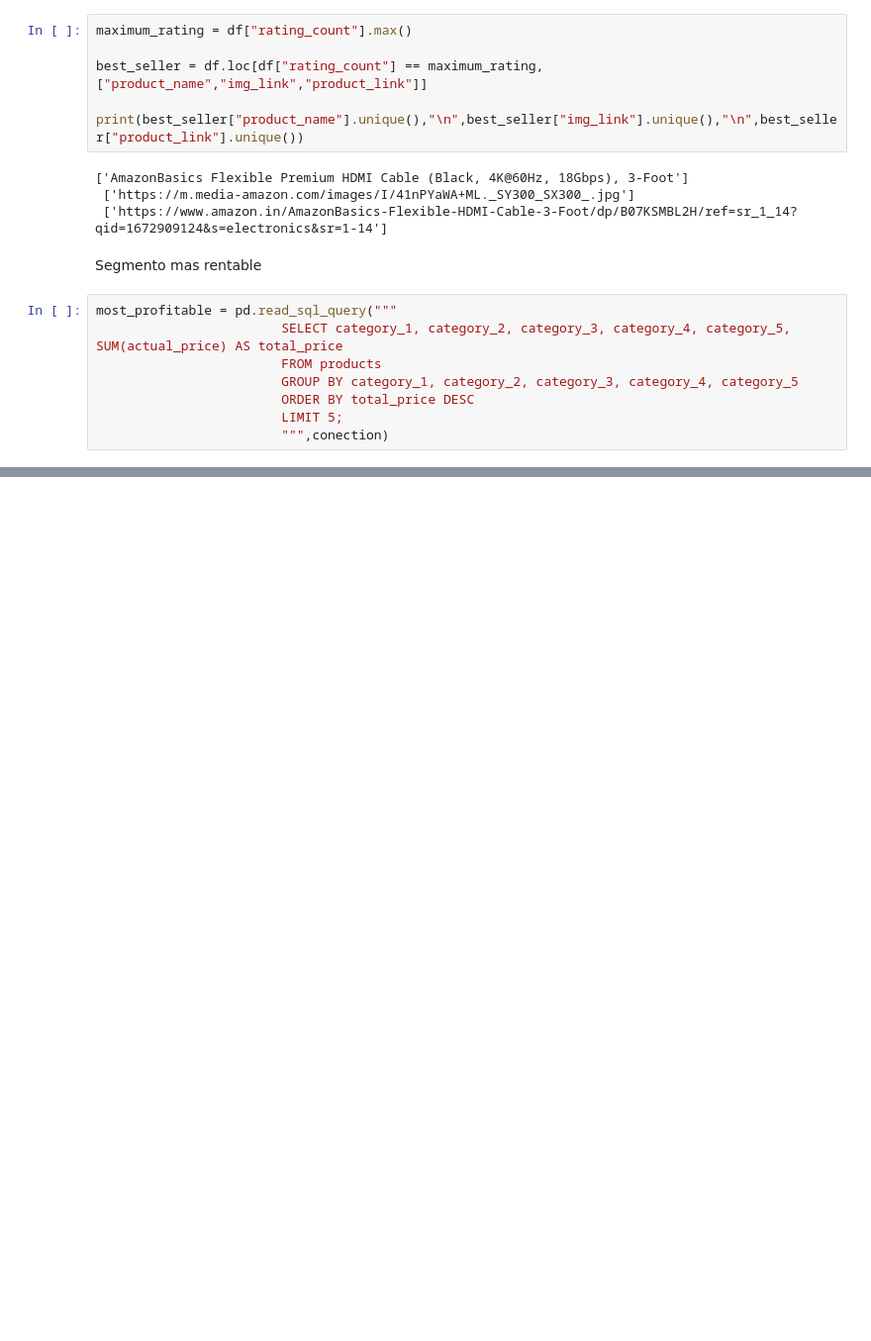
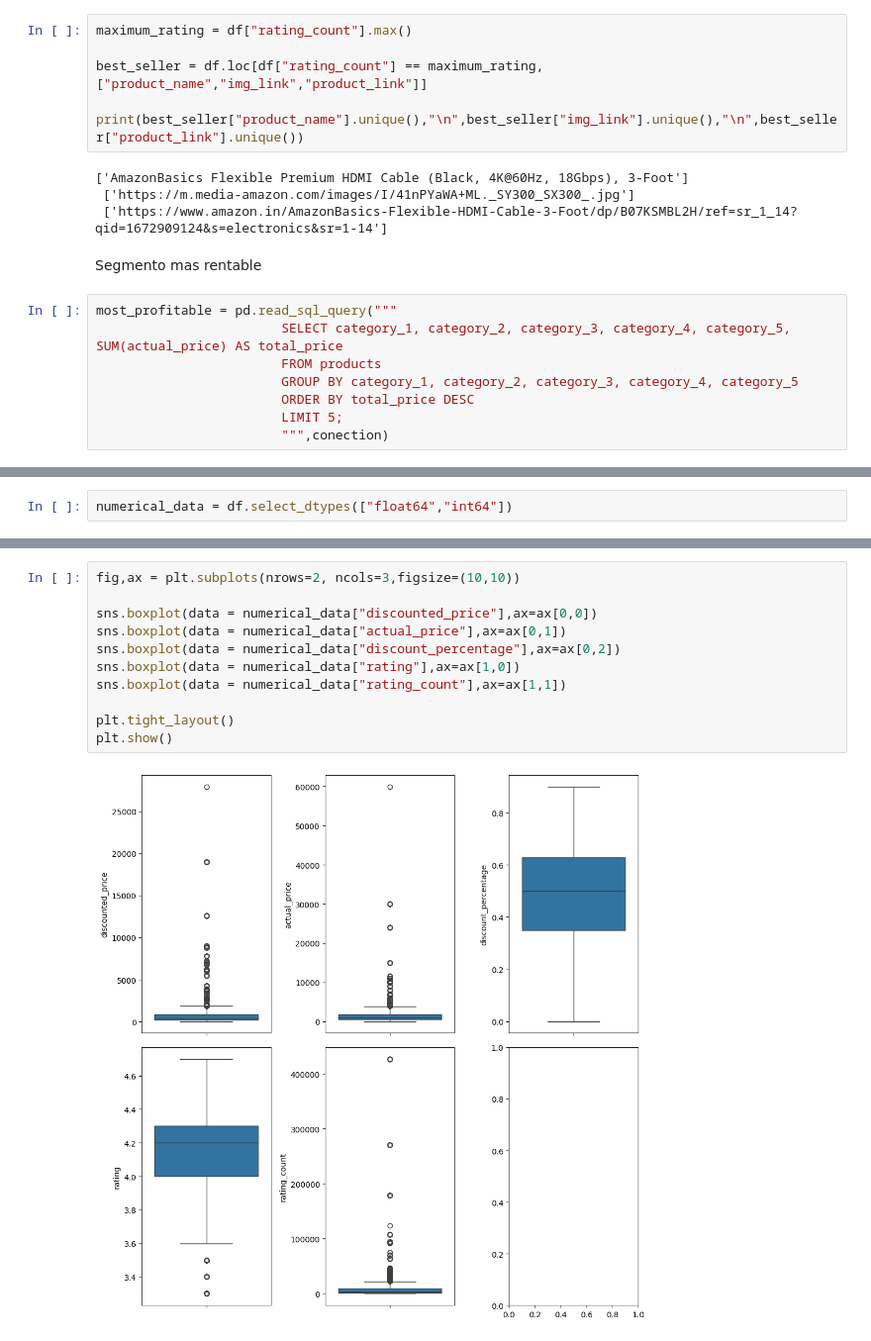
Before and after one commit to marcoeferro/eda_online_retail_sales, a Jupyter notebook: EDARetailSales.ipynb, the cells around one changed output, grey strips where cells are left out. Shown: that part at 99% size. Cells and saved outputs as stored; diff of their text form; blank space fills up the shorter version.

```diff
--- a/EDARetailSales.ipynb
+++ b/EDARetailSales.ipynb
@@ -131,0 +124,2 @@ most_profitable
+# %%
+numerical_data = df.select_dtypes(["float64","int64"])
@@ -131,0 +135,13 @@ most_profitable
+# %%
+fig,ax = plt.subplots(nrows=2, ncols=3,figsize=(10,10))
+
+sns.boxplot(data = numerical_data["discounted_price"],ax=ax[0,0])
+sns.boxplot(data = numerical_data["actual_price"],ax=ax[0,1])
+sns.boxplot(data = numerical_data["discount_percentage"],ax=ax[0,2])
+sns.boxplot(data = numerical_data["rating"],ax=ax[1,0])
+sns.boxplot(data = numerical_data["rating_count"],ax=ax[1,1])
+
+plt.tight_layout()
+plt.show()
+# %% [output]
+[figure, added]
```
Also changed, not shown: parts of 16 cells of this notebook.
